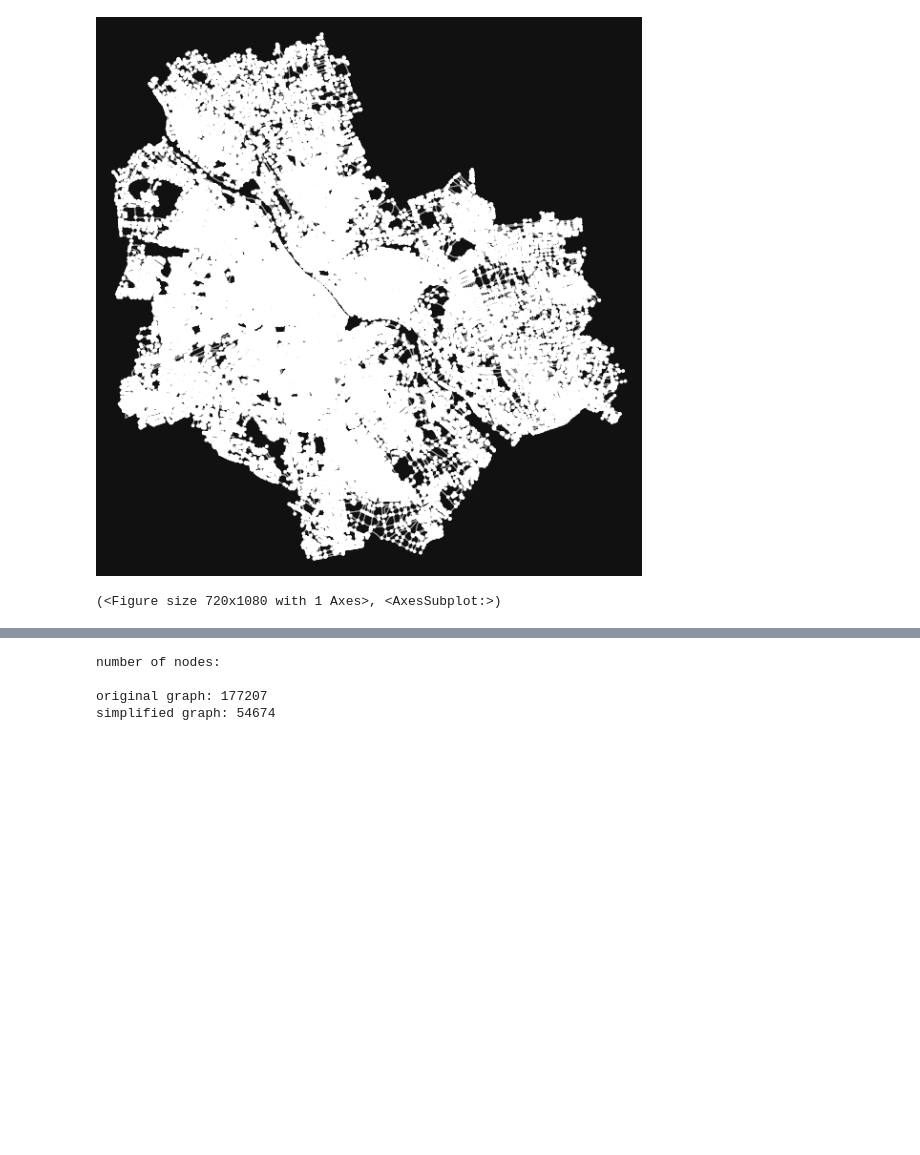
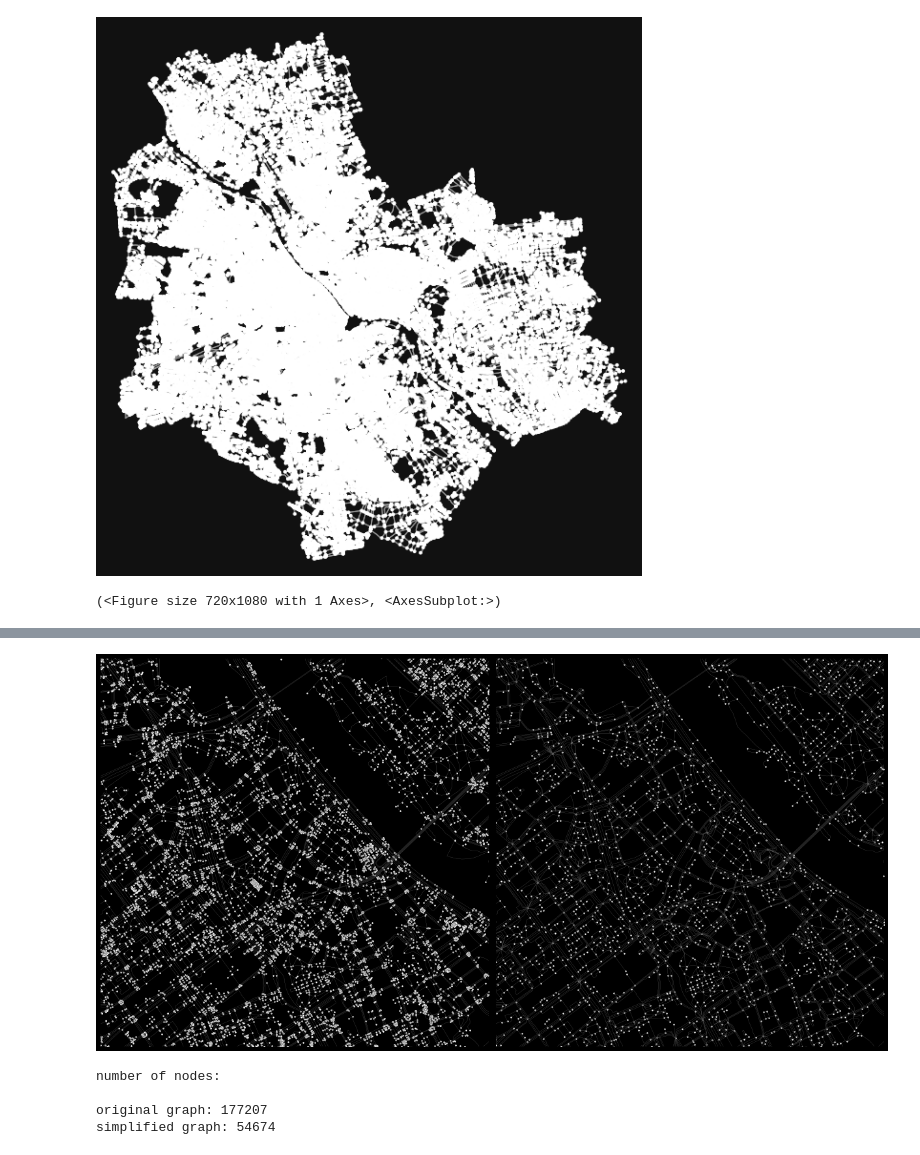
Before and after one commit to eemilhaa/walkability-analysis, a Jupyter notebook: intersection_counts.ipynb, the cells around one changed output, grey strips where cells are left out. Cells and saved outputs as stored; diff of their text form; code cells hidden in the pictures; blank space fills up the shorter version.

```diff
--- a/intersection_counts.ipynb
+++ b/intersection_counts.ipynb
@@ -120,3 +81,47 @@ plt.savefig('./docs/graph_comparison.png')
+# %%
+# Setup plot
+fig, axs = plt.subplots(ncols=2, figsize=(17,18))
+axs[0].set_axis_off()
+axs[1].set_axis_off()
+fig.set_facecolor((0,0,0))
+
+edgecol = [0.3,0.3,0.3]
+nodecol = [1,1,1]
+
+# Plot data
+edges.plot(
+    ax=axs[0],
+    color=edgecol,
+    linewidth=0.2
+)
+nodes.plot(
+    ax=axs[0],
+    color=nodecol,
+    markersize=2
+)
+
+edges_s.plot(
+    ax=axs[1],
+    color=edgecol,
+    linewidth=0.2
+)
+nodes_s.plot(
+    ax=axs[1],
+    color=nodecol,
+    markersize=2
+)
+
+# Zoom in
+#plt.setp(axs[1][0], xlim=(4481000,4484000), ylim=(3621000,3624000))
+#plt.setp(axs[1][1], xlim=(4481000,4484000), ylim=(3621000,3624000))
+plt.setp(axs[0], xlim=(5068000,5071000), ylim=(3293000,3296000))
+plt.setp(axs[1], xlim=(5068000,5071000), ylim=(3293000,3296000))
+
+# Tight layout
+plt.tight_layout()
+plt.savefig('./docs/graph_comparison.png')
+# %% [output]
+[figure, added]
 # %%
 # Print info
 print(
```
Also changed, not shown: parts of 1 cell of this notebook, 3 other files.
